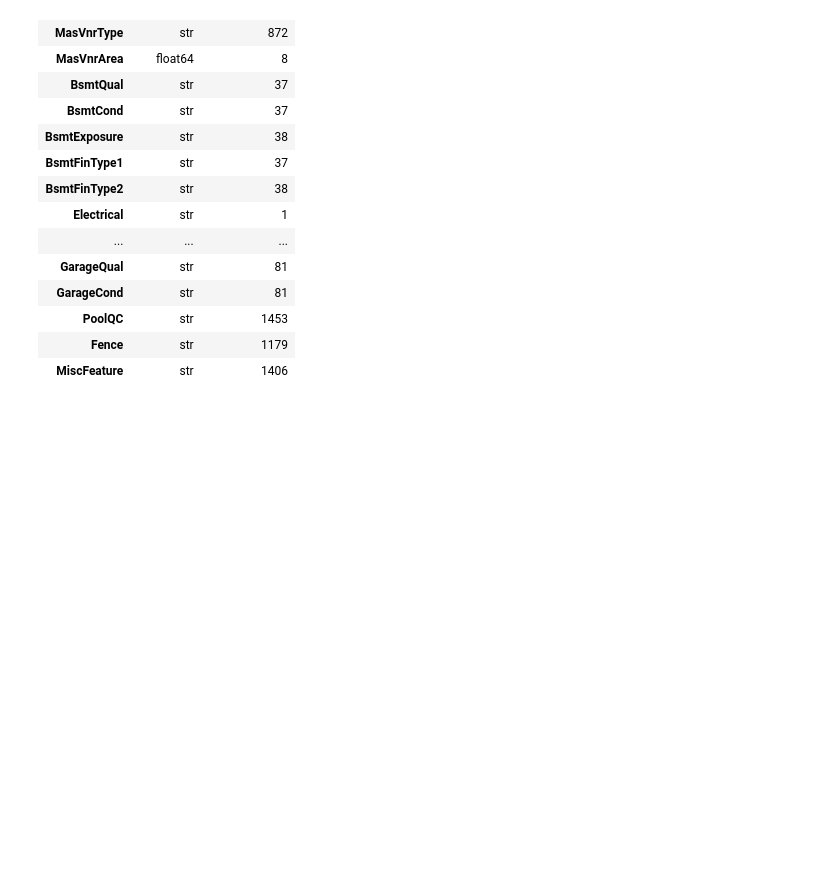
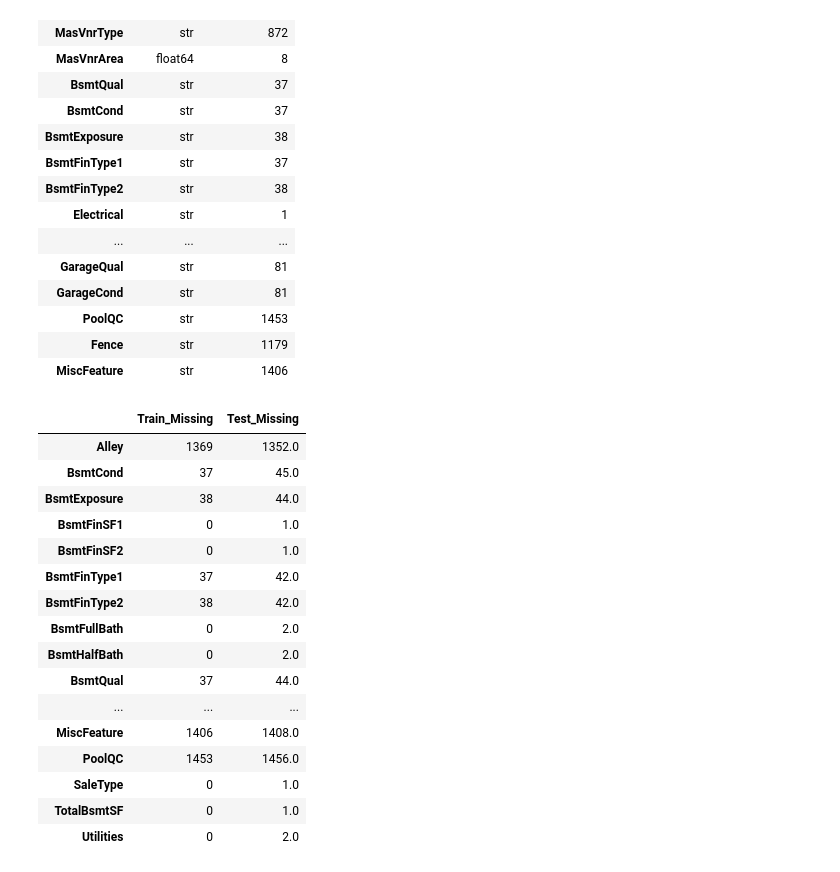
Before and after one commit to Vaishnavimewada/House_price_prediction, a Jupyter notebook: notebooks/01_data_understanding.ipynb, the cells around one changed output. Drawn from its saved outputs; the diff is of its cells as text; code cells hidden in the pictures; blank space fills up the shorter version.

```diff
--- a/notebooks/01_data_understanding.ipynb
+++ b/notebooks/01_data_understanding.ipynb
@@ -250,3 +250,39 @@ missing_details
 | PoolQC | str | 1453 |
 | Fence | str | 1179 |
 | MiscFeature | str | 1406 |
+# %%
+# Count missing values in both datasets
+train_missing = train_df.isnull().sum()
+test_missing = test_df.isnull().sum()
+
+# Compare missing values
+missing_comparison = pd.DataFrame({
+    "Train_Missing": train_missing,
+    "Test_Missing": test_missing
+})
+
+# Keep columns with missing values in either dataset
+missing_comparison = missing_comparison[
+    (missing_comparison["Train_Missing"] > 0) |
+    (missing_comparison["Test_Missing"] > 0)
+]
+
+missing_comparison
+# %% [output]
+|  | Train_Missing | Test_Missing |
+| Alley | 1369 | 1352.0 |
+| BsmtCond | 37 | 45.0 |
+| BsmtExposure | 38 | 44.0 |
+| BsmtFinSF1 | 0 | 1.0 |
+| BsmtFinSF2 | 0 | 1.0 |
+| BsmtFinType1 | 37 | 42.0 |
+| BsmtFinType2 | 38 | 42.0 |
+| BsmtFullBath | 0 | 2.0 |
+| BsmtHalfBath | 0 | 2.0 |
+| BsmtQual | 37 | 44.0 |
+| ... | ... | ... |
+| MiscFeature | 1406 | 1408.0 |
+| PoolQC | 1453 | 1456.0 |
+| SaleType | 0 | 1.0 |
+| TotalBsmtSF | 0 | 1.0 |
+| Utilities | 0 | 2.0 |
```
Also changed, not shown: parts of 9 cells of this notebook, 1 other file.
